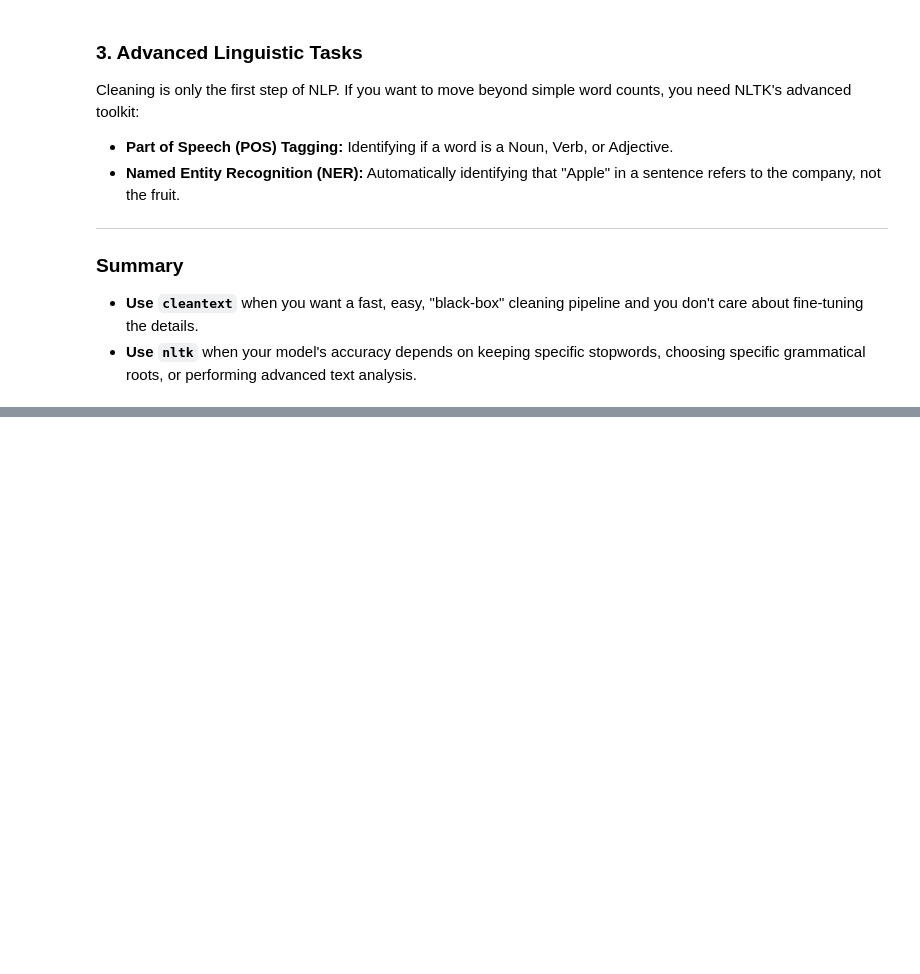
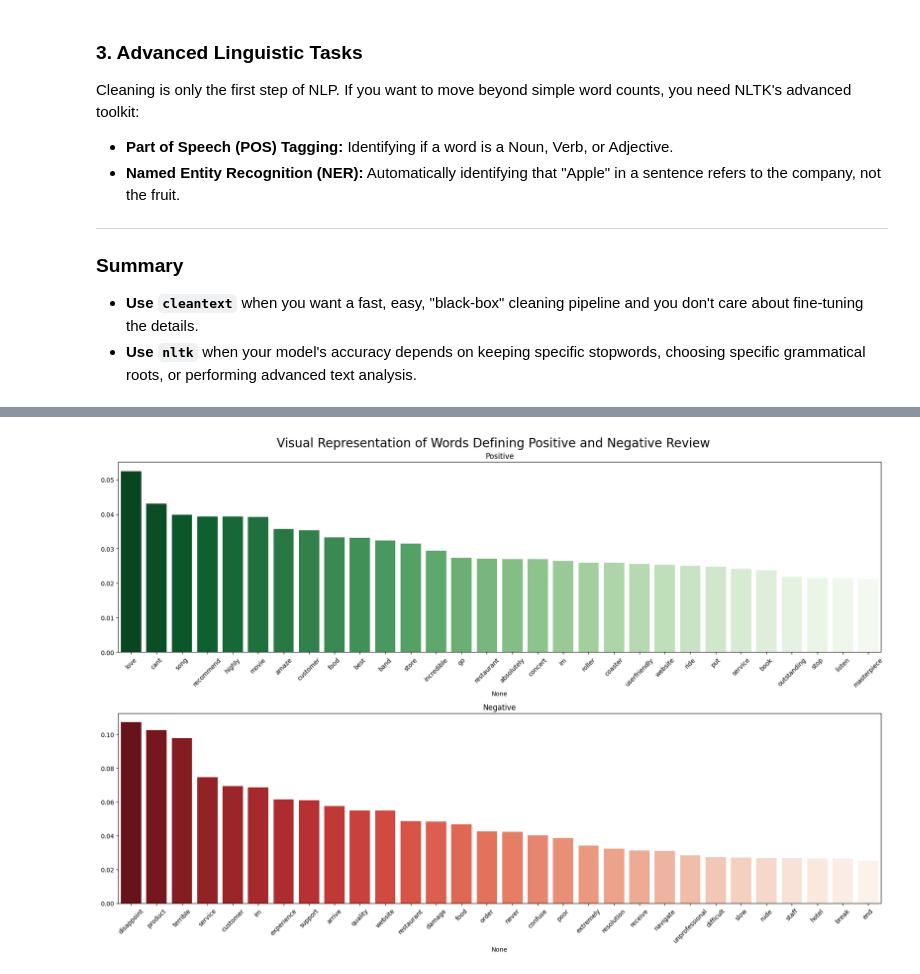
Before and after one commit to Ashura369/NLP, a Jupyter notebook: 5_sentiment_analysis.ipynb, the cells around one changed output, grey strips where cells are left out. Drawn from its saved outputs; the diff is of its cells as text; code cells hidden in the pictures; blank space fills up the shorter version.

```diff
--- a/5_sentiment_analysis.ipynb
+++ b/5_sentiment_analysis.ipynb
@@ -293,0 +420,7 @@ a[2]
+# %%
+# applying label encoder on sentiment
+
+from sklearn.preprocessing import LabelEncoder
+le = LabelEncoder()
+data['sentiment'] = le.fit_transform(data['sentiment'])
+data.head()
@@ -293,0 +463,5 @@ a[2]
+# %%
+# The .values forces Pandas to ignore the index and just glue the column straight on!
+
+data_math['sentiment'] = data['sentiment'].values
+data_math
@@ -293,0 +482,3 @@ a[2]
+# %%
+grouped_math = data_math.groupby('sentiment').mean(numeric_only=True)
+grouped_math
@@ -293,0 +491,8 @@ a[2]
+# %%
+positive = grouped_math.iloc[1].sort_values(ascending=False).head(30)
+negative = grouped_math.iloc[0].sort_values(ascending=False).head(30)
+print(len(positive))
+print(len(negative))
+print(positive)
+print()
+print(negative)
@@ -293,0 +517,17 @@ a[2]
+# %%
+fig, axes = plt.subplots(2, 1, figsize=(18, 12))
+
+sns.barplot(x=positive.index, y=positive.values, ax=axes[0], palette='Greens_r')
+axes[0].set_title('Positive')
+axes[0].tick_params(axis='x', rotation=45)
+
+sns.barplot(x=negative.index, y=negative.values, ax=axes[1], palette='Reds_r')
+axes[1].set_title('Negative')
+axes[1].tick_params(axis='x', rotation=45)
+
+
+plt.suptitle("Visual Representation of Words Defining Positive and Negative Review", fontsize=20)
+plt.tight_layout()
+plt.show()
+# %% [output]
+[figure, added]
```
Also changed, not shown: parts of 33 cells of this notebook, 1 other file.
